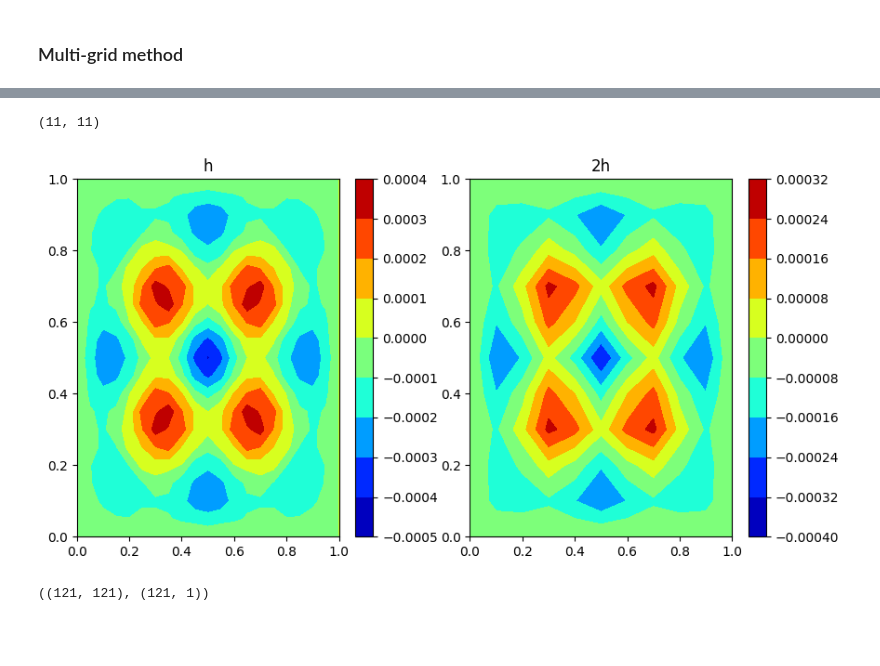
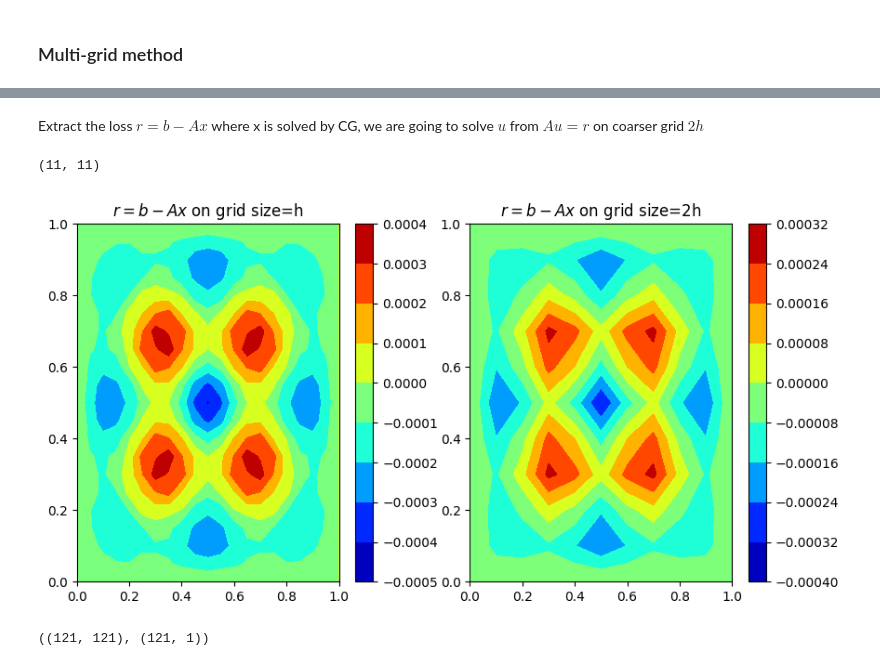
Before and after one commit to PepperXZC/Numerical-PDE, a Jupyter notebook: HW4.ipynb, the cells around one changed output, grey strips where cells are left out. Saved outputs shown, nothing was run; the diff lists cells and outputs as text; code cells hidden in the pictures; blank space fills up the shorter version.

```diff
--- a/HW4.ipynb
+++ b/HW4.ipynb
@@ -108,12 +108,12 @@ def conjugate_gradient(Ap, b, xr, max_iter=50):
         p = r + beta * p
         i += 1
         rTr = rTrNew
-    return xr
+    return xr, li
 # %% [markdown]
 conjugate method result
 # %%
 xh = np.zeros_like(fmesh.reshape(-1,1))
-xh = conjugate_gradient(Ap, b, xh, max_iter)
+xh, li = conjugate_gradient(Ap, b, xh, max_iter)
 xrplot = xh.reshape(v0, v0) / xh.max()
 # plot
 fig = plt.figure(figsize=(10,5))
@@ -146,33 +146,35 @@ plt.plot(rh)
+# %% [markdown]
+Extract the loss $r = b - Ax$ where x is solved by CG, we are going to solve $u$ from $Au = r$ on coarser grid $2h$
 # %%
 # restriction 2D
 rmesh = rh.reshape((v0, v0))
 kernel = np.array([
     [1/16, 1/8, 1/16],
     [1/8, 1/4, 1/8],
     [1/16, 1/8, 1/16],
 ])
 
 clength = len([i for i in range(1, len(x)-1, 2)])+1
 rcosmesh = np.zeros((clength, clength))
 for i in range(2, len(x)-2, 2):
     for j in range(2, len(y)-2, 2):
         rcosmesh[i//2, j//2] = (kernel * rmesh[i-1:i+2, j-1:j+2]).sum()
 
 # plot restriction result
 xc = np.arange(0, 1+dx, dx*2)
 yc = np.arange(0, 1+dx, dy*2)
 Xc, Yc = np.meshgrid(xc, yc)
 fig, axs = plt.subplots(1,2, figsize=(10, 5))
 cp_u = axs[0].contourf(X, Y, rmesh)
-axs[0].set_title("h")
+axs[0].set_title("$r=b-Ax$ on grid size=h")
 fig.colorbar(cp_u)
 cp_u.set_cmap('jet')
 cp_u2 = axs[1].contourf(Xc, Yc, rcosmesh)
-axs[1].set_title("2h")
+axs[1].set_title("$r=b-Ax$ on grid size=2h")
 fig.colorbar(cp_u2)
 cp_u2.set_cmap('jet')
 print(rcosmesh.shape)
 # %% [output]
 (11, 11)
-[figure, old version]
+[figure, new version]
 # %%
```
Also changed, not shown: parts of 12 cells of this notebook.
